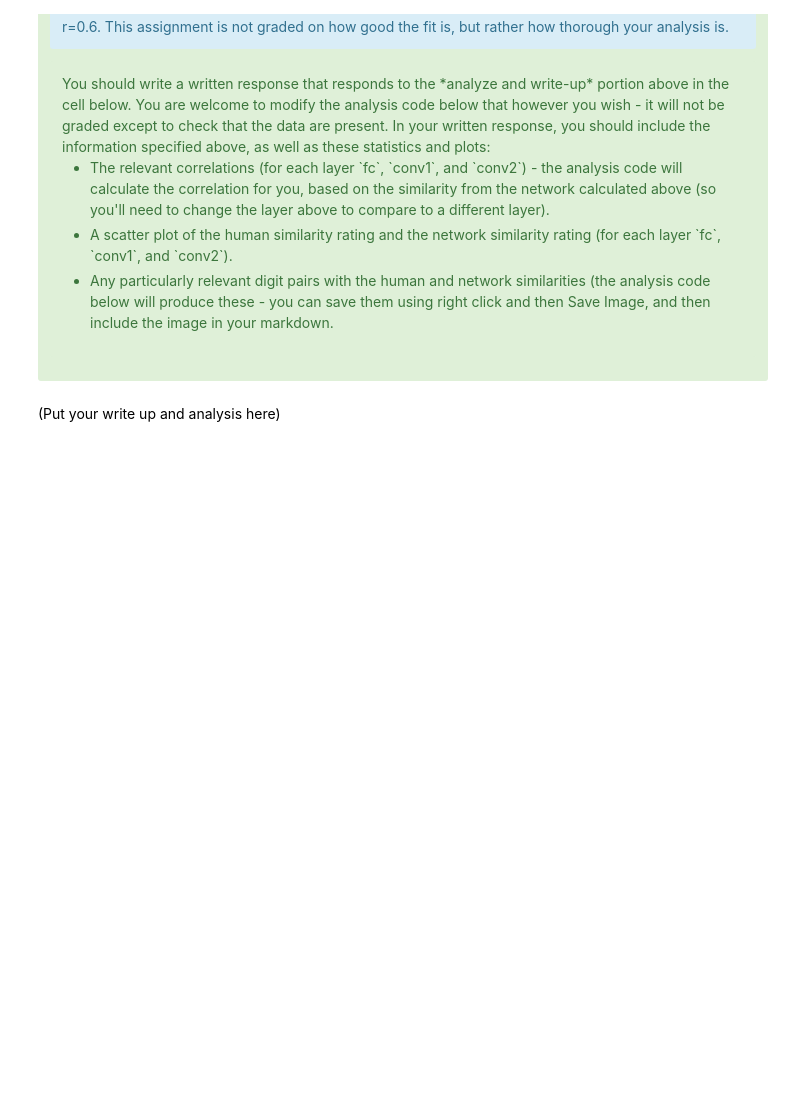
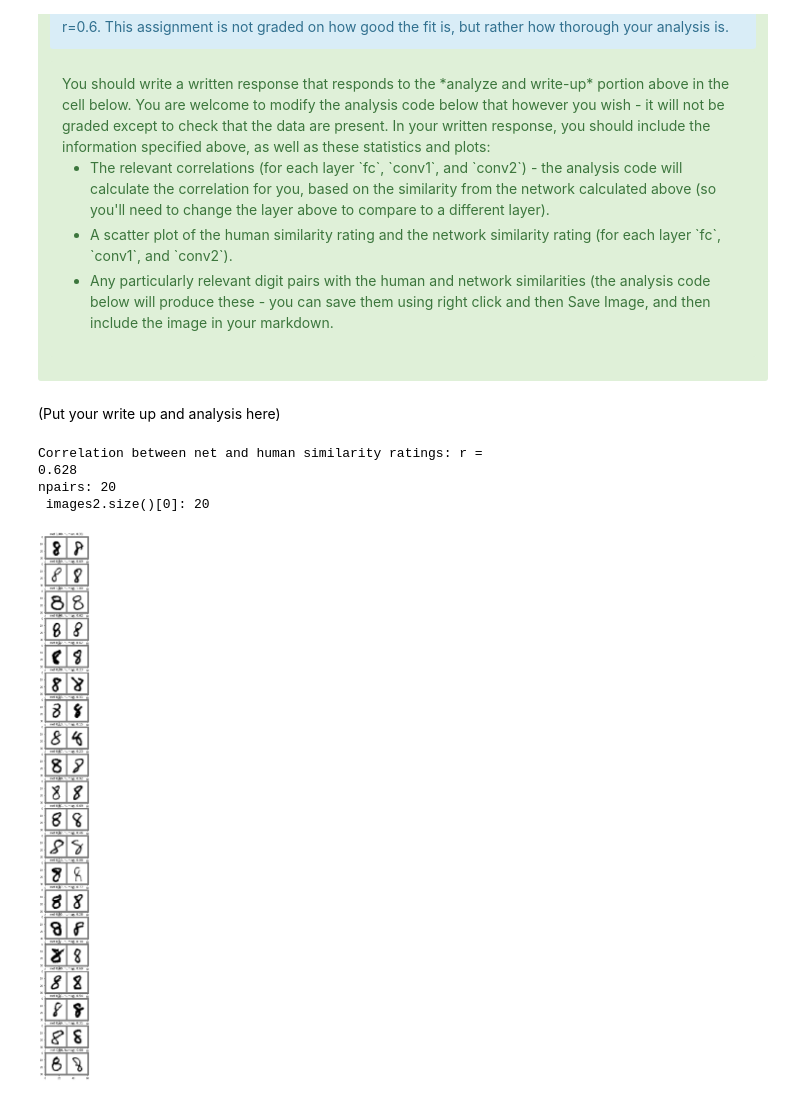
Before and after one commit to alcofrisbas/cs328ps6, a Jupyter notebook: CS328-ConvNet.ipynb, the cells around one changed output. Cells and saved outputs as stored; diff of their text form; code cells hidden in the pictures; blank space fills up the shorter version.

```diff
--- a/CS328-ConvNet.ipynb
+++ b/CS328-ConvNet.ipynb
@@ -311,7 +378,7 @@ class ModifiedNet(nn.Module):
         super(ModifiedNet, self).__init__()
         self.inputsize = 28
         channels_conv1 = 10
-        channels_conv2 = 20
+        channels_conv2 = 30
 
         kernel_size1 = 10
         padding1 = (kernel_size1-1)//2
@@ -353,7 +420,7 @@ class ModifiedNet(nn.Module):
 
 modified_model = ModifiedNet()
 criterion = nn.CrossEntropyLoss()
-optimizer = torch.optim.SGD(model.parameters(), lr=0.001, momentum=0.9)
+optimizer = torch.optim.SGD(modified_model.parameters(), lr=0.001, momentum=0.9)
 
 for epoch in range(2):  # loop over the dataset multiple times
     running_loss = 0.0
@@ -365,7 +432,7 @@ for epoch in range(2):  # loop over the dataset multiple times
         optimizer.zero_grad()
 
         # forward + backward + optimize
-        outputs = model(inputs)[0]
+        outputs = modified_model(inputs)[0]
         loss = criterion(outputs, labels)
         loss.backward()
         optimizer.step()
@@ -379,4 +446,4 @@ for epoch in range(2):  # loop over the dataset multiple times
 print('Finished Training')
 # The line below saves your model. This allows you to avoid
 # having to retrain the model every time you re-open your notebook.
-torch.save(model.state_dict(), 'models/convnet_mnist_pretrained_modified_arch.pt')
+torch.save(modified_model.state_dict(), 'models/convnet_mnist_pretrained_modified_arch.pt')
@@ -544,31 +648,36 @@ You should write a written response that responds to the *analyze and write-up*
 # %%
 # YOUR PARTICIPANT RATINGS GO HERE
 ratings_human_1_digit8 = np.array([0,0,0,0,0,0,0,0,0,0,0,0,0,0,0,0,0,0,0,0], dtype='float')
 ratings_human_2_digit8 = np.array([0,0,0,0,0,0,0,0,0,0,0,0,0,0,0,0,0,0,0,0], dtype='float')
-ratings_human_1_digit8 = np.array([6,  4, 10,  4,  2,  9,  3, 10,  4,  6,  2,  4,  1,  8,  5,  7,  7,
-        5,  3,  9], dtype='float')
-ratings_human_2_digit8 = np.array([9, 10,  8,  1,  7,  3,  6,  4,  6,  7,  1,  1,  1,  4,  5,  6,  9,
-        5,  7,  6], dtype='float')
+
+ratings_human_1_digit8 = np.array([6,8,10,7,6,5,5,5,5,9,7,6,4,8,7,5,7,6,5,3], dtype='float')
+ratings_human_2_digit8 = np.array([3,6,8,6,7,3,4,2,3,8,7,5,2,7,3,5,7,6,4,2], dtype='float')
 # Analysis code
 ratings_human_mean_digit8 = (ratings_human_1_digit8 + ratings_human_2_digit8)/2
 
 v_sim_net_norm = normalize(v_sim_net_digit8)
 v_sim_human_norm = normalize(ratings_human_mean_digit8)
 
 # Correlation is a number in [-1,1] that tells you whether two variables
 # (here, the network and human similarity) are related to one another. A
 # negative value means that when one variable goes up, the other tends to go down;
 # a positive value means that when one variable goes up, the other tends to go up
 # too; a zero value means the two variables are unrelated.
 # (Feel free to read more on wikipedia if you're interested: https://en.wikipedia.org/wiki/Correlation_and_dependence)
 
 print("Correlation between net and human similarity ratings: r ="),
 print(round(np.corrcoef(v_sim_net_norm,v_sim_human_norm)[0][1],3))
 
 # pairs with similarity ratings
 plt.figure(2,figsize=(4,40))
 plot_image_pairs(images1_digit8,images2_digit8,v_sim_net_norm,v_sim_human_norm)
 plt.show()
+# %% [output]
+Correlation between net and human similarity ratings: r =
+0.628
+npairs: 20
+ images2.size()[0]: 20
+[figure, added]
 # %%
 # YOUR PARTICIPANT RATINGS GO HERE
 ratings_human_1_digit_other = np.array([0,0,0,0,0,0,0,0,0,0,0,0,0,0,0,0,0,0,0,0], dtype='float')
```
Also changed, not shown: parts of 16 cells of this notebook, 8 other files.
